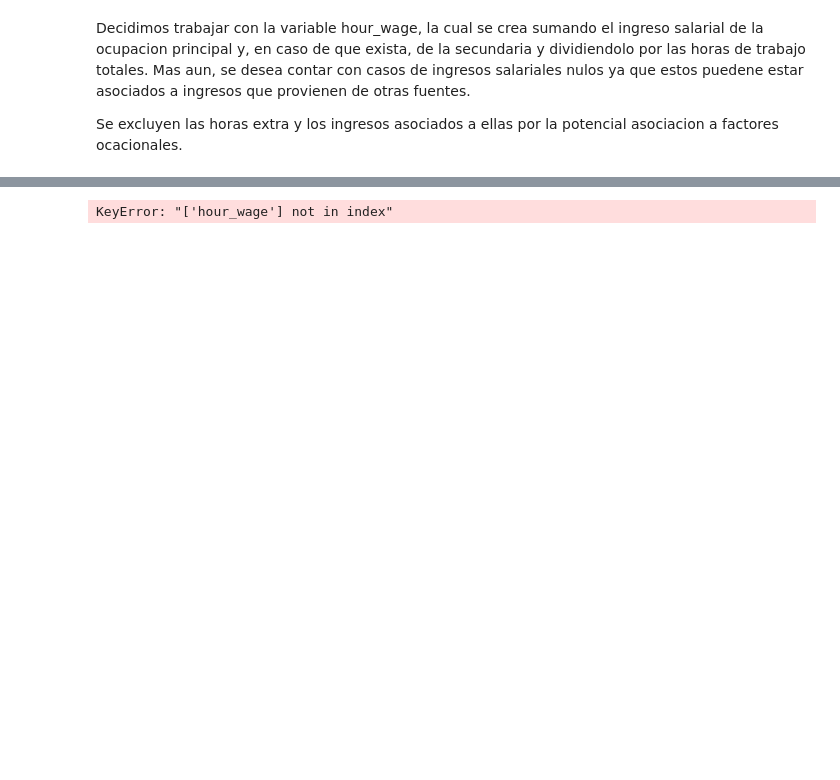
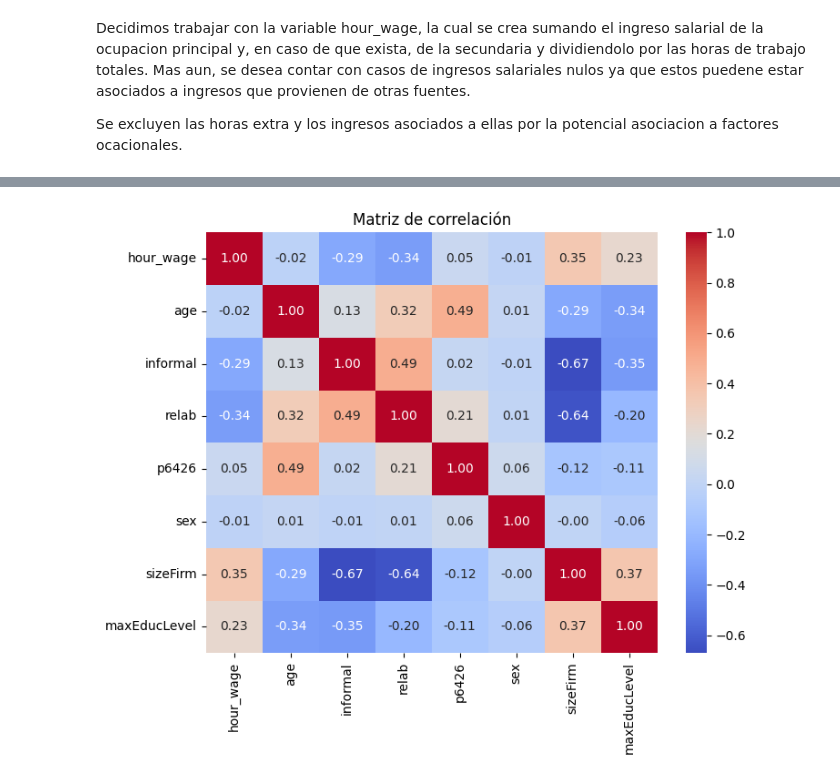
Before and after one commit to carolinabasile/ProblemSet1_MachineLearning, a Jupyter notebook: Analysis.ipynb, the cells around one changed output, grey strips where cells are left out. Cells and saved outputs as stored; diff of their text form; code cells hidden in the pictures; blank space fills up the shorter version.

```diff
--- a/Analysis.ipynb
+++ b/Analysis.ipynb
@@ -224,40 +334,36 @@ Se excluyen las horas extra y los ingresos asociados a ellas por la potencial as
 # %%
 #age
-#clase	=1 urban; =0 rural
-#depto	Departamento
 #informal	=1 if informal (social security); =0 otherwise
 #microEmpresa	=1 if 5 workers or less in firm; =0 otherwise; incluye cuenta propia
 #ocu	=1 occupied; =0 otherwise
 #p6426	¿cuanto tiempo lleva ... Trabajando en esta empresa, negocio, industria, oficina
 #sex	=1 male, =0 female
 #sizeFirm	size of the firm by categories
 
 #p6020 sexo
 #p6210 -- maximo nivel ed alcanzo
 #dpto departamento / area maybe
 #p6440 contrato laboral
 #p6426 antiguedad
 #rama2d -- actividad
 
 # Definir un único conjunto de variables para analizar
-variables = ["hour_wage", "age", "clase", "depto", "informal", "microEmpresa",
-             "p6426", "sex", "sizeFirm","p6210"]
+variables = ["hour_wage", "age", "informal", "relab",
+             "p6426", "sex", "sizeFirm","maxEducLevel"]
 
 # Seleccionar las columnas correspondientes del DataFrame
 subset = df_limpio[variables]
 
 # Calcular y mostrar la matriz de correlación
 corr_matrix = subset.corr()
-print("Matriz de correlación:")
-print(corr_matrix, "\n")
 
 # Visualizar la matriz de correlación
 plt.figure(figsize=(8, 6))
 sns.heatmap(corr_matrix, annot=True, cmap="coolwarm", fmt=".2f", cbar=True)
 plt.title("Matriz de correlación")
 plt.show()
 # %% [output]
-KeyError: "['hour_wage'] not in index"
+[figure, added]
 # %%
 
 # Definir las variables independientes y la dependiente
```
Also changed, not shown: parts of 33 cells of this notebook.
